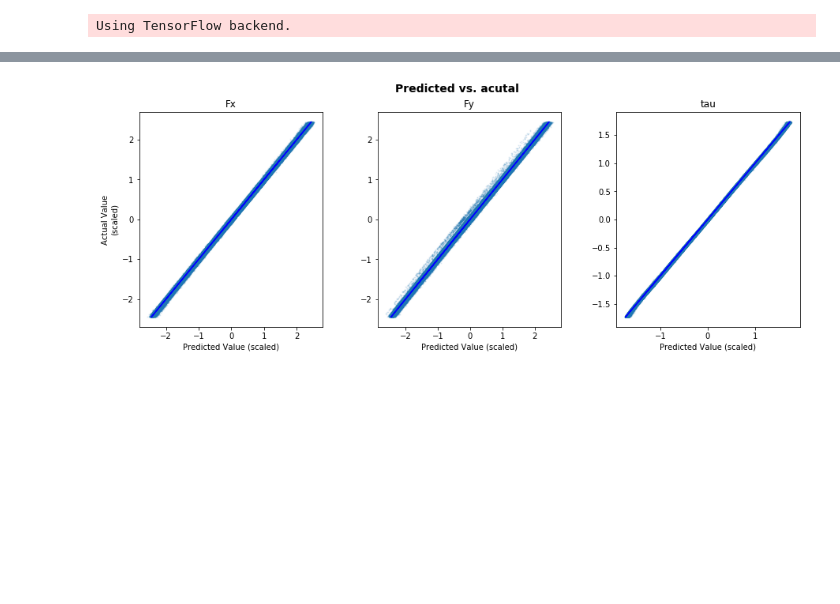
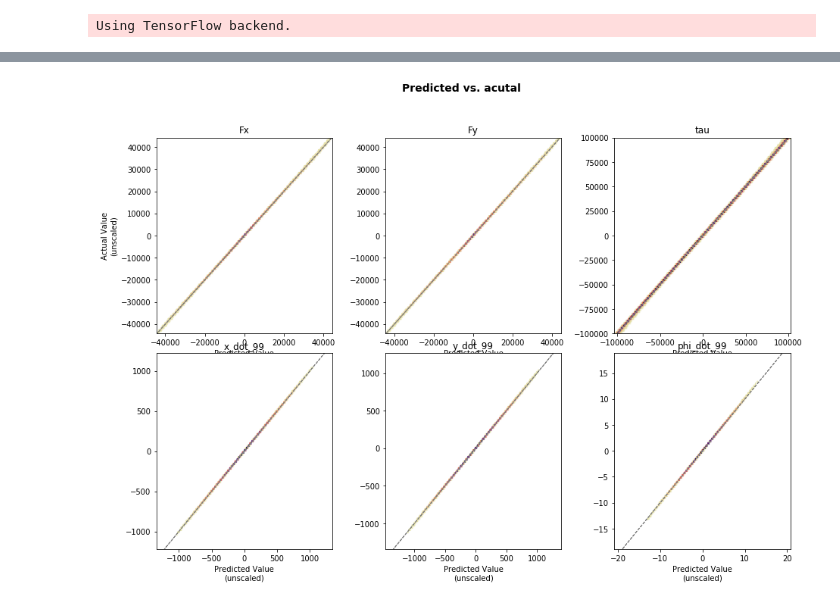
Before and after one commit to oliviatessa/MothMachineLearning, a Jupyter notebook: 002_TrainNN_BigData.ipynb, the cells around one changed output, grey strips where cells are left out. Drawn from its saved outputs; the diff is of its cells as text; code cells hidden in the pictures; blank space fills up the shorter version.

```diff
--- a/002_TrainNN_BigData.ipynb
+++ b/002_TrainNN_BigData.ipynb
@@ -259,29 +299,67 @@ plot_model_history(history, saveFig = False)
 # %%
 nnpreds = model.predict(Xtest_scaled)
+# %%
+# rescale
+nnpreds_unscaled = scalerY.inverse_transform(nnpreds)
+# %%
+plt.close("all")
+fig, axs = plt.subplots(2,int(len(Y.columns)/2), figsize=(15, 10), facecolor='w', edgecolor='k')
+fig.subplots_adjust(hspace = 0.1, wspace=0.3)
+fig.suptitle('Predicted vs. acutal ', fontsize=14, fontweight='bold')
+
+axs = axs.ravel()
+
+nms = Y.columns
+
+# replace lightest colors with white
+import matplotlib.colors
+
+cmap = plt.cm.magma_r
+cmaplist = np.array([cmap(i) for i in range(cmap.N)])
+#cmaplist[0:2] = np.repeat((0.0,0.0,0.0,0.0), 2).reshape(-1,4)
+cmaplist[:,0:3] = np.divide(cmaplist[:, 0:3], 1.1)
+#cmaplist[:,0:3] = np.transpose(np.vstack([np.linspace(1, 0, 256), np.linspace(1, 0, 256), np.linspace(1, 0, 256)]))
+cmaplist[0] = (1,1,1,0.5)
+cmap = matplotlib.colors.LinearSegmentedColormap.from_list('mcm',cmaplist, cmap.N)
+
+for ii in range(len(Y.columns)):
+    # read in image
+
+    try:
+        axs[ii].hexbin(y = Ytest.iloc[:,ii],x = nnpreds_unscaled[:,ii], gridsize = 150, cmap = cmap)
+        axs[ii].set_xlabel("Predicted Value\n(unscaled)")
+        if(ii == 0):
+            axs[ii].set_ylabel("Actual Value\n(unscaled)")
+        axs[ii].set_title(nms[ii])
+        axs[ii].plot(Ytest.iloc[:,ii], Ytest.iloc[:,ii], 'grey', linewidth = 1, linestyle  = "--")
+    except:
+        pass
+
+fig.savefig(os.path.join(figDir, "NNPreds_newData_control_bigbatch_FxFy_hexbin.png"), dpi = 120, bbox_inches='tight')
+# %% [output]
+[figure, added]
 # %%
 plt.close("all")
-fig, axs = plt.subplots(1,3, figsize=(15, 5), facecolor='w', edgecolor='k')
+fig, axs = plt.subplots(2,int(len(Y.columns)/2), figsize=(15, 10), facecolor='w', edgecolor='k')
 fig.subplots_adjust(hspace = 0.1, wspace=0.3)
 fig.suptitle('Predicted vs. acutal ', fontsize=14, fontweight='bold')
 
 axs = axs.ravel()
 
-nms = ["Fx", "Fy", "tau"]
+nms = Y.columns
 
-for ii in range(3):
+for ii in range(len(Y.columns)):
     # read in image
 
     try:
-        axs[ii].scatter(y = Ytest_scaled[:,ii],x = nnpreds[:,ii], s = 1, alpha = 0.1 )
-        axs[ii].set_xlabel("Predicted Value (scaled)")
+        axs[ii].scatter(y = Ytest.iloc[:,ii],x = nnpreds_unscaled[:,ii], s = 1, alpha = 0.1 )
+        axs[ii].set_xlabel("Predicted Value (un-scaled)")
         if(ii == 0):
-            axs[ii].set_ylabel("Actual Value\n(scaled)")
+            axs[ii].set_ylabel("Actual Value\n(un-scaled)")
         axs[ii].set_title(nms[ii])
-        axs[ii].plot(Ytest_scaled[:,ii], Ytest_scaled[:,ii], 'b')
+        axs[ii].plot(Ytest.iloc[:,ii], Ytest.iloc[:,ii], 'b')
     except:
         pass
 
 
 fig.savefig(os.path.join(figDir, "NNPreds_newData_control_bigbatch_FxFy.png"), dpi = 120, bbox_inches='tight')
-# %% [output]
-[figure, removed]
```
Also changed, not shown: parts of 25 cells of this notebook.
